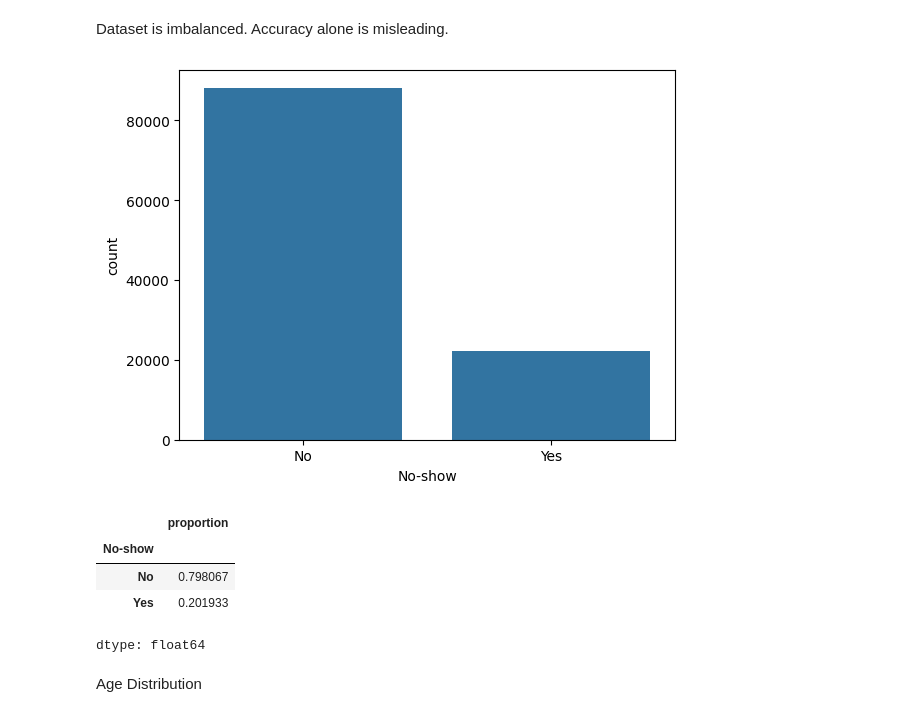
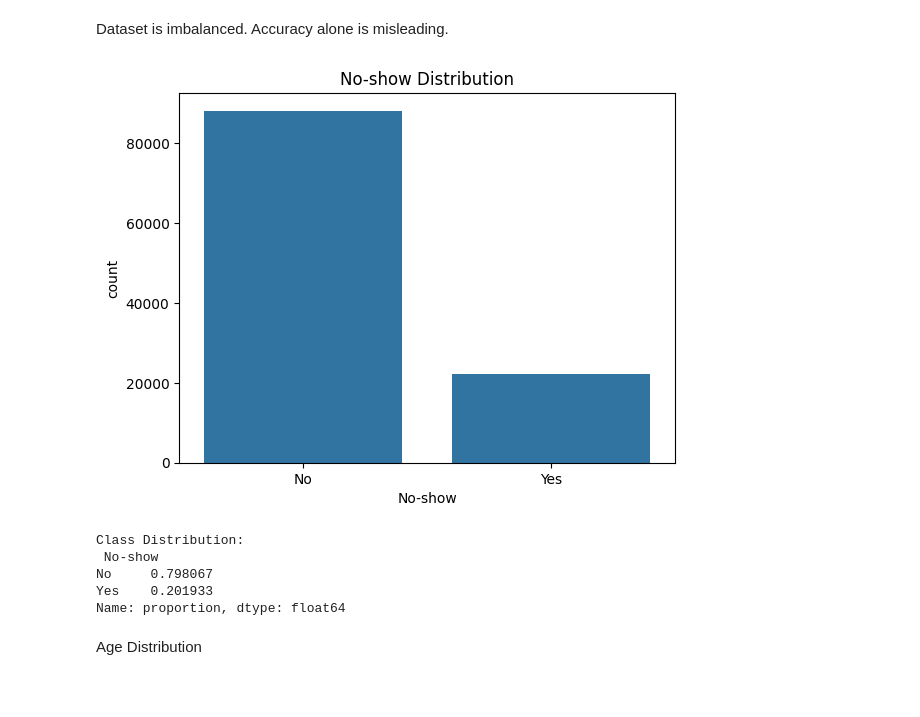
Before and after one commit to Priyal-2005/GenAI-clinical-no-show-prediction, a Jupyter notebook: notebook/GenAI_MidSem_Project_4.ipynb, the cells around one changed output. Cells and saved outputs as stored; diff of their text form; code cells hidden in the pictures; blank space fills up the shorter version.

```diff
--- a/notebook/GenAI_MidSem_Project_4.ipynb
+++ b/notebook/GenAI_MidSem_Project_4.ipynb
@@ -90,16 +102,17 @@ Dataset is imbalanced.
 Accuracy alone is misleading.
 # %%
 sns.countplot(x='No-show', data=df)
+plt.title("No-show Distribution")
 plt.show()
 
-df['No-show'].value_counts(normalize=True)
+print("\nClass Distribution:\n", df['No-show'].value_counts(normalize=True))
 # %% [output]
-[figure, old version]
+[figure, new version]
-|  | proportion |
-| No-show |  |
-| No | 0.798067 |
-| Yes | 0.201933 |
-dtype: float64
+Class Distribution:
+ No-show
+No     0.798067
+Yes    0.201933
+Name: proportion, dtype: float64
 # %% [markdown]
 Age Distribution
 # %%
```
Also changed, not shown: parts of 29 cells of this notebook.
